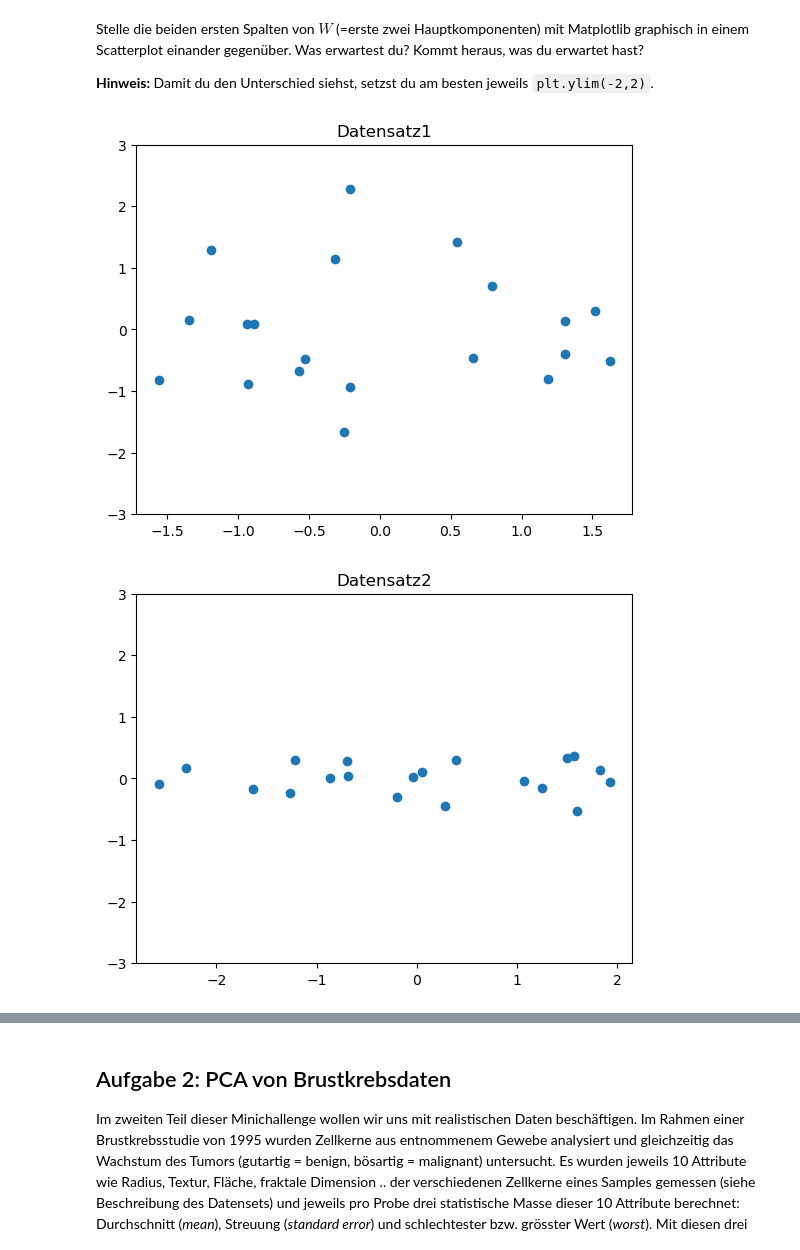
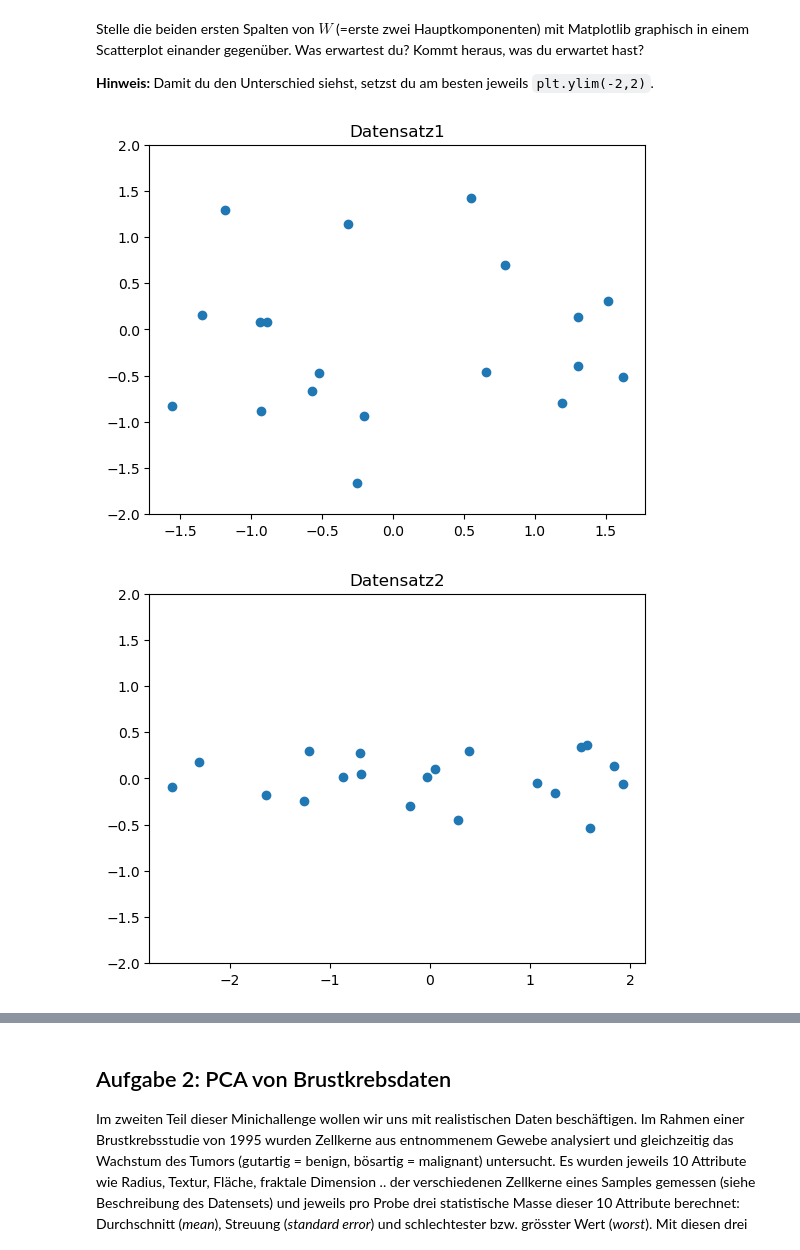
Before and after one commit to Tschoppsilas/ALA, a Jupyter notebook: MC/01_Minichallenge_PCA.ipynb, the cells around one changed output, grey strips where cells are left out. Cells and saved outputs as stored; diff of their text form; code cells hidden in the pictures.

```diff
--- a/MC/01_Minichallenge_PCA.ipynb
+++ b/MC/01_Minichallenge_PCA.ipynb
@@ -208,14 +244,14 @@ Stelle die beiden ersten Spalten von $W$ (=erste zwei Hauptkomponenten) mit Matp
 # %%
 # DEIN CODE
 def scatterplot_pca(W, Datensatz_beschrieb):
     plt.scatter(W[:,0], W[:,1])
-    plt.ylim(-3,3)
+    plt.ylim(-2,2)
     plt.title(Datensatz_beschrieb)
     plt.show()
 
 scatterplot_pca(W1, "Datensatz1")
 scatterplot_pca(W2, "Datensatz2")
 scatterplot_pca(W3, "Datensatz3")
 # %% [output]
-[figure, old version]
+[figure, new version]
-[figure, old version]
+[figure, new version]
```
Also changed, not shown: parts of 6 cells of this notebook, 9 other files.
